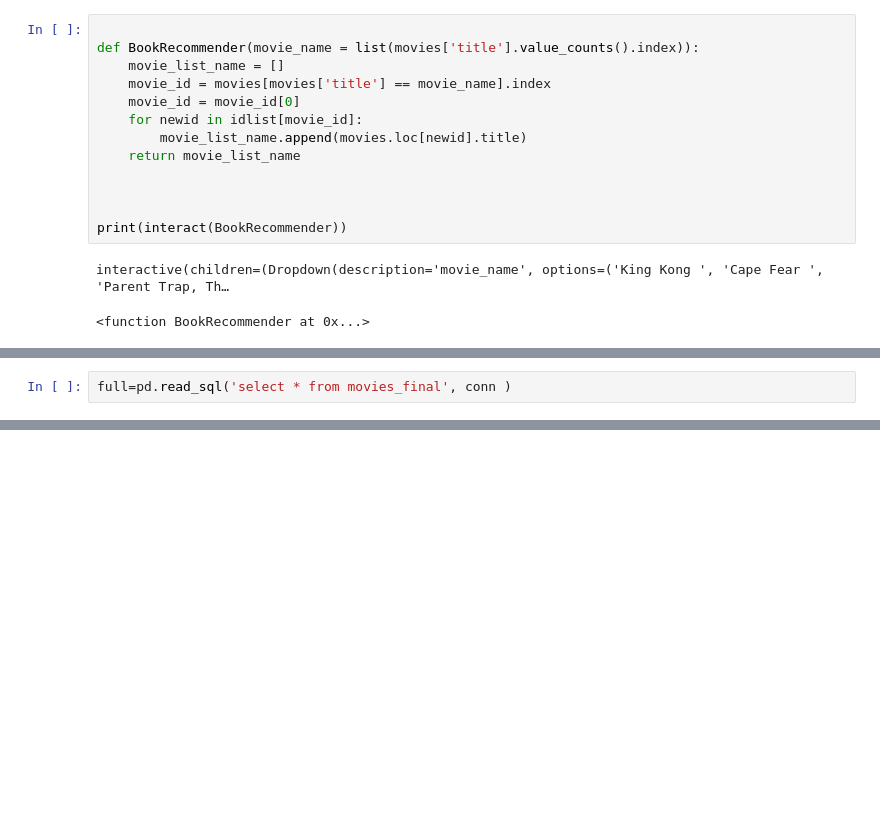
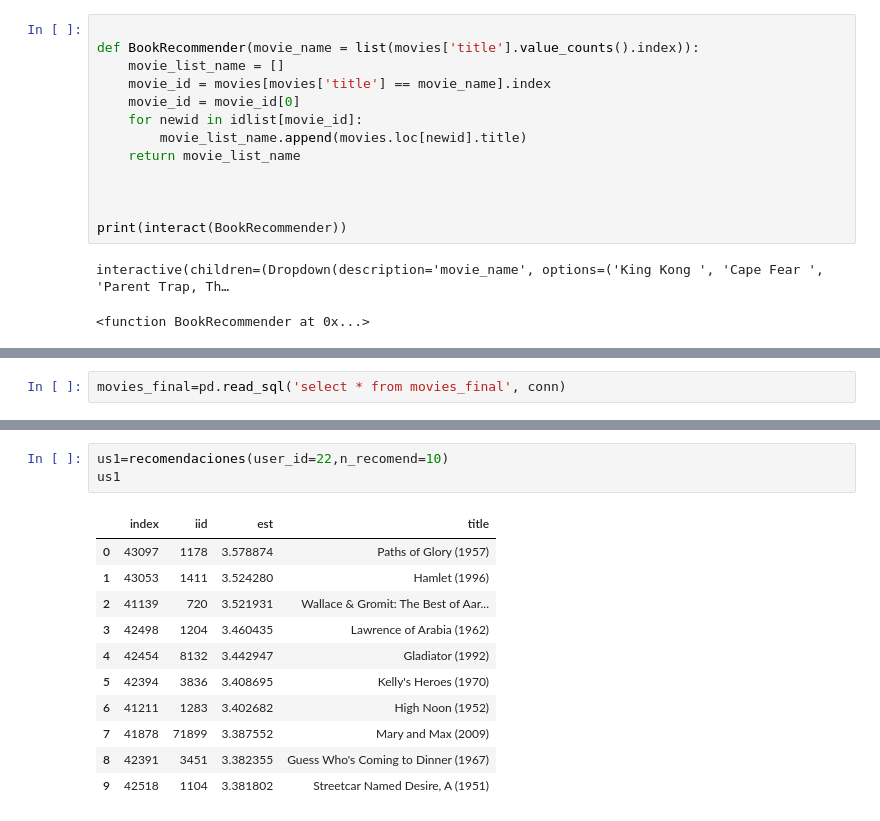
Before and after one commit to Valenmunerap/Marketing, a Jupyter notebook: Modelos.ipynb, the cells around one changed output, grey strips where cells are left out. Drawn from its saved outputs; the diff is of its cells as text; blank space fills up the shorter version.

```diff
--- a/Modelos.ipynb
+++ b/Modelos.ipynb
@@ -179,2 +189,2 @@ usuarios
 # %%
-full=pd.read_sql('select * from movies_final', conn )
+movies_final=pd.read_sql('select * from movies_final', conn)
@@ -208,0 +283,15 @@ print(interact(recomendar))
+# %%
+us1=recomendaciones(user_id=22,n_recomend=10)
+us1
+# %% [output]
+|  | index | iid | est | title |
+| 0 | 43097 | 1178 | 3.578874 | Paths of Glory (1957) |
+| 1 | 43053 | 1411 | 3.524280 | Hamlet (1996) |
+| 2 | 41139 | 720 | 3.521931 | Wallace & Gromit: The Best of Aar... |
+| 3 | 42498 | 1204 | 3.460435 | Lawrence of Arabia (1962) |
+| 4 | 42454 | 8132 | 3.442947 | Gladiator (1992) |
+| 5 | 42394 | 3836 | 3.408695 | Kelly's Heroes (1970) |
+| 6 | 41211 | 1283 | 3.402682 | High Noon (1952) |
+| 7 | 41878 | 71899 | 3.387552 | Mary and Max (2009) |
+| 8 | 42391 | 3451 | 3.382355 | Guess Who's Coming to Dinner (1967) |
+| 9 | 42518 | 1104 | 3.381802 | Streetcar Named Desire, A (1951) |
```
Also changed, not shown: parts of 12 cells of this notebook, 2 other files.
